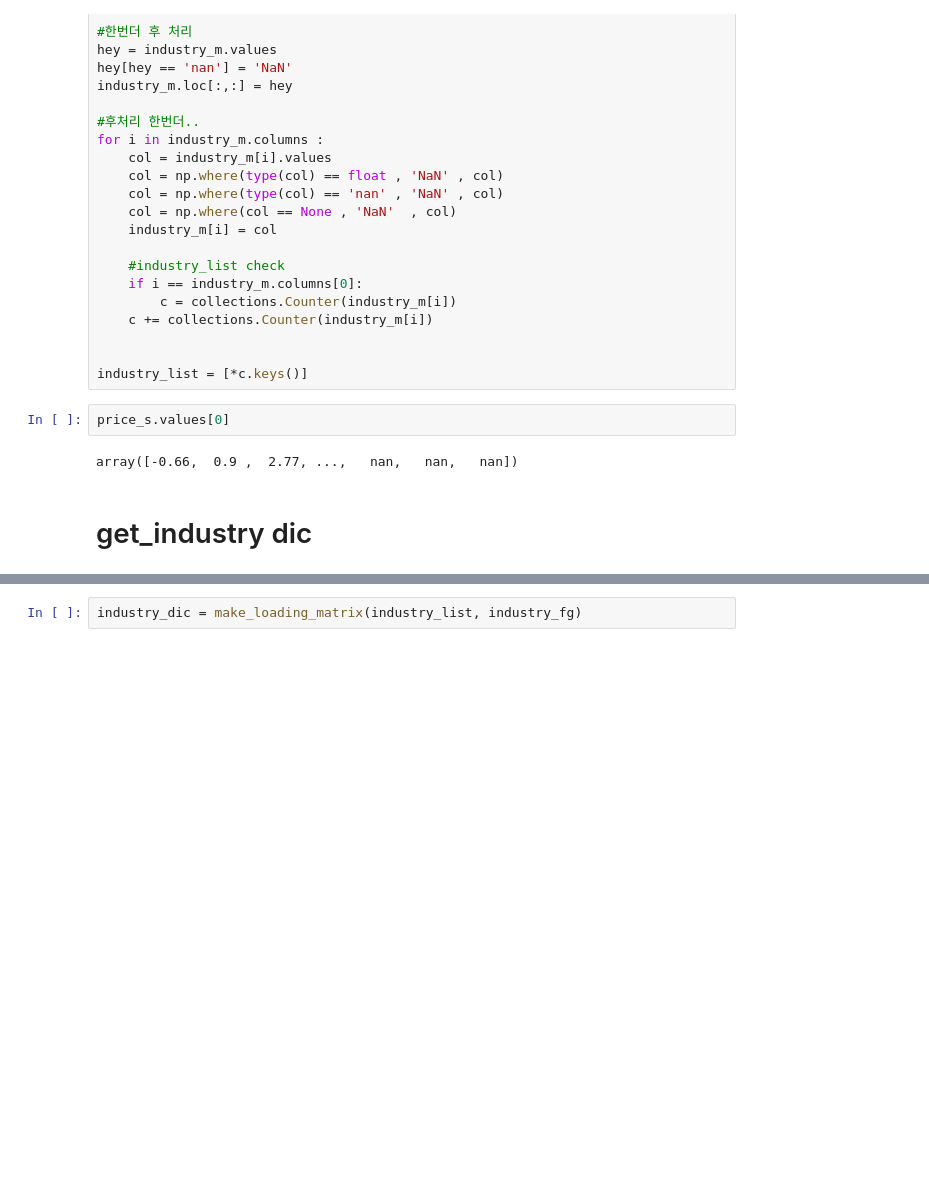
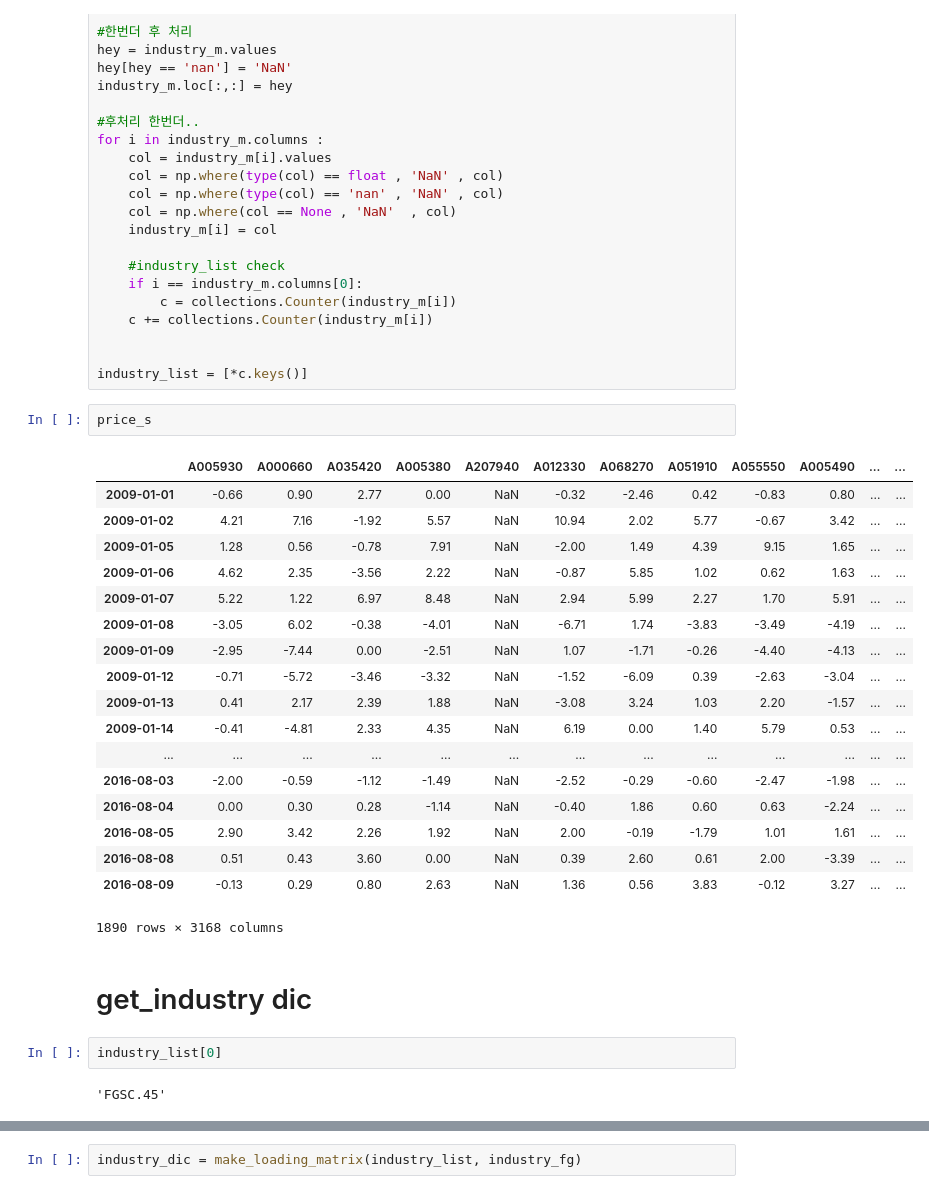
Before and after one commit to Dongwuk-kim/DL_final_proj, a Jupyter notebook: mean_reversion/mean_reversion_tutorial.ipynb, the cells around one changed output, grey strips where cells are left out. Drawn from its saved outputs; the diff is of its cells as text; blank space fills up the shorter version.

```diff
--- a/mean_reversion/mean_reversion_tutorial.ipynb
+++ b/mean_reversion/mean_reversion_tutorial.ipynb
@@ -211,8 +211,29 @@ for i in industry_m.columns :
 
 industry_list = [*c.keys()]
 # %%
-price_s.values[0]
+price_s
 # %% [output]
+|  | A005930 | A000660 | A035420 | A005380 | A207940 | A012330 | A068270 | A051910 | A055550 | A005490 | ... | ... |
+| 2009-01-01 | -0.66 | 0.90 | 2.77 | 0.00 | NaN | -0.32 | -2.46 | 0.42 | -0.83 | 0.80 | ... | ... |
+| 2009-01-02 | 4.21 | 7.16 | -1.92 | 5.57 | NaN | 10.94 | 2.02 | 5.77 | -0.67 | 3.42 | ... | ... |
+| 2009-01-05 | 1.28 | 0.56 | -0.78 | 7.91 | NaN | -2.00 | 1.49 | 4.39 | 9.15 | 1.65 | ... | ... |
+| 2009-01-06 | 4.62 | 2.35 | -3.56 | 2.22 | NaN | -0.87 | 5.85 | 1.02 | 0.62 | 1.63 | ... | ... |
+| 2009-01-07 | 5.22 | 1.22 | 6.97 | 8.48 | NaN | 2.94 | 5.99 | 2.27 | 1.70 | 5.91 | ... | ... |
+| 2009-01-08 | -3.05 | 6.02 | -0.38 | -4.01 | NaN | -6.71 | 1.74 | -3.83 | -3.49 | -4.19 | ... | ... |
+| 2009-01-09 | -2.95 | -7.44 | 0.00 | -2.51 | NaN | 1.07 | -1.71 | -0.26 | -4.40 | -4.13 | ... | ... |
+| 2009-01-12 | -0.71 | -5.72 | -3.46 | -3.32 | NaN | -1.52 | -6.09 | 0.39 | -2.63 | -3.04 | ... | ... |
+| 2009-01-13 | 0.41 | 2.17 | 2.39 | 1.88 | NaN | -3.08 | 3.24 | 1.03 | 2.20 | -1.57 | ... | ... |
+| 2009-01-14 | -0.41 | -4.81 | 2.33 | 4.35 | NaN | 6.19 | 0.00 | 1.40 | 5.79 | 0.53 | ... | ... |
+| ... | ... | ... | ... | ... | ... | ... | ... | ... | ... | ... | ... | ... |
+| 2016-08-03 | -2.00 | -0.59 | -1.12 | -1.49 | NaN | -2.52 | -0.29 | -0.60 | -2.47 | -1.98 | ... | ... |
+| 2016-08-04 | 0.00 | 0.30 | 0.28 | -1.14 | NaN | -0.40 | 1.86 | 0.60 | 0.63 | -2.24 | ... | ... |
+| 2016-08-05 | 2.90 | 3.42 | 2.26 | 1.92 | NaN | 2.00 | -0.19 | -1.79 | 1.01 | 1.61 | ... | ... |
+| 2016-08-08 | 0.51 | 0.43 | 3.60 | 0.00 | NaN | 0.39 | 2.60 | 0.61 | 2.00 | -3.39 | ... | ... |
+| 2016-08-09 | -0.13 | 0.29 | 0.80 | 2.63 | NaN | 1.36 | 0.56 | 3.83 | -0.12 | 3.27 | ... | ... |
-array([-0.66,  0.9 ,  2.77, ...,   nan,   nan,   nan])
+1890 rows × 3168 columns
 # %% [markdown]
 # get_industry dic
+# %%
+industry_list[0]
+# %% [output]
+'FGSC.45'
```
Also changed, not shown: parts of 1 cell of this notebook.
